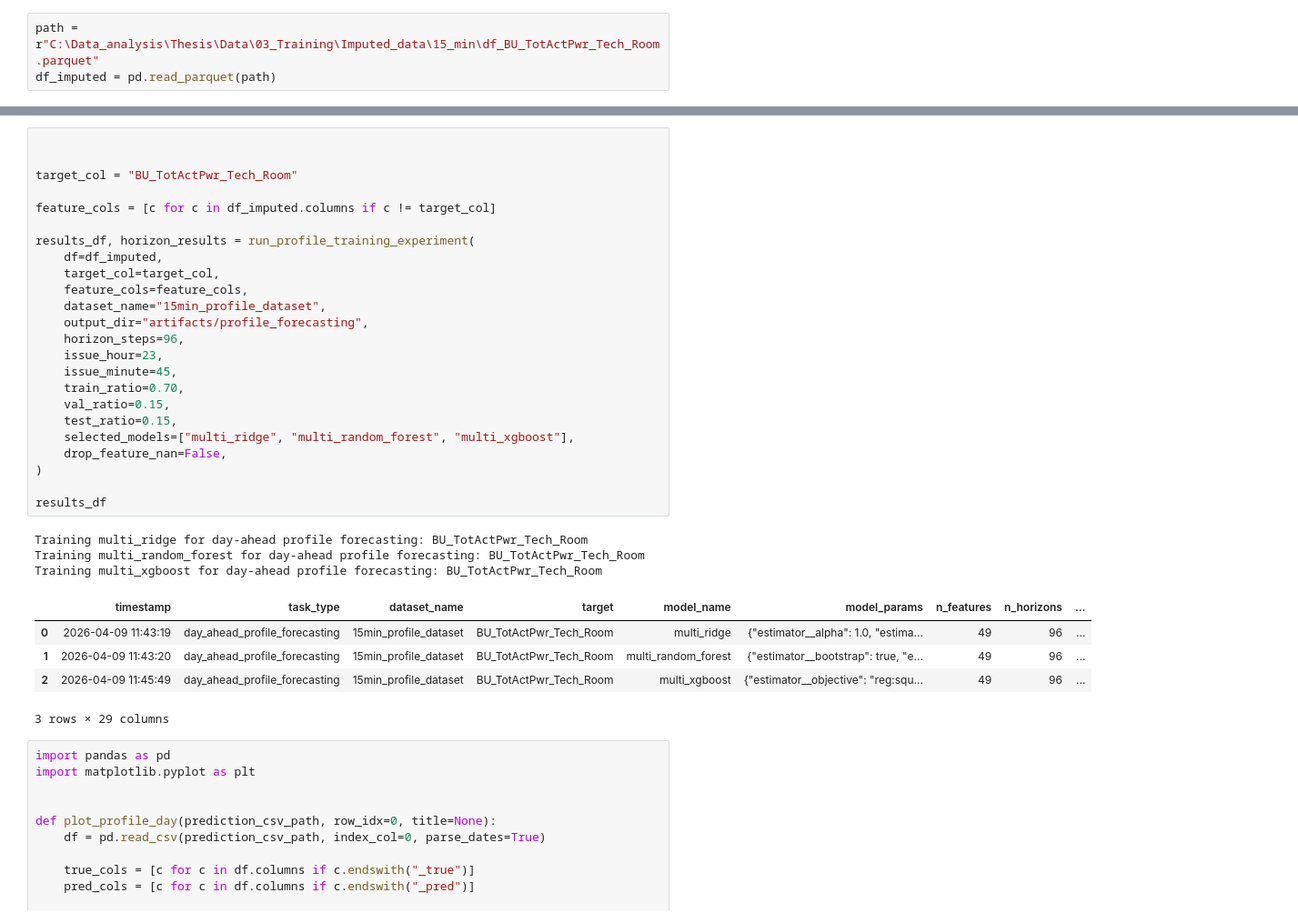
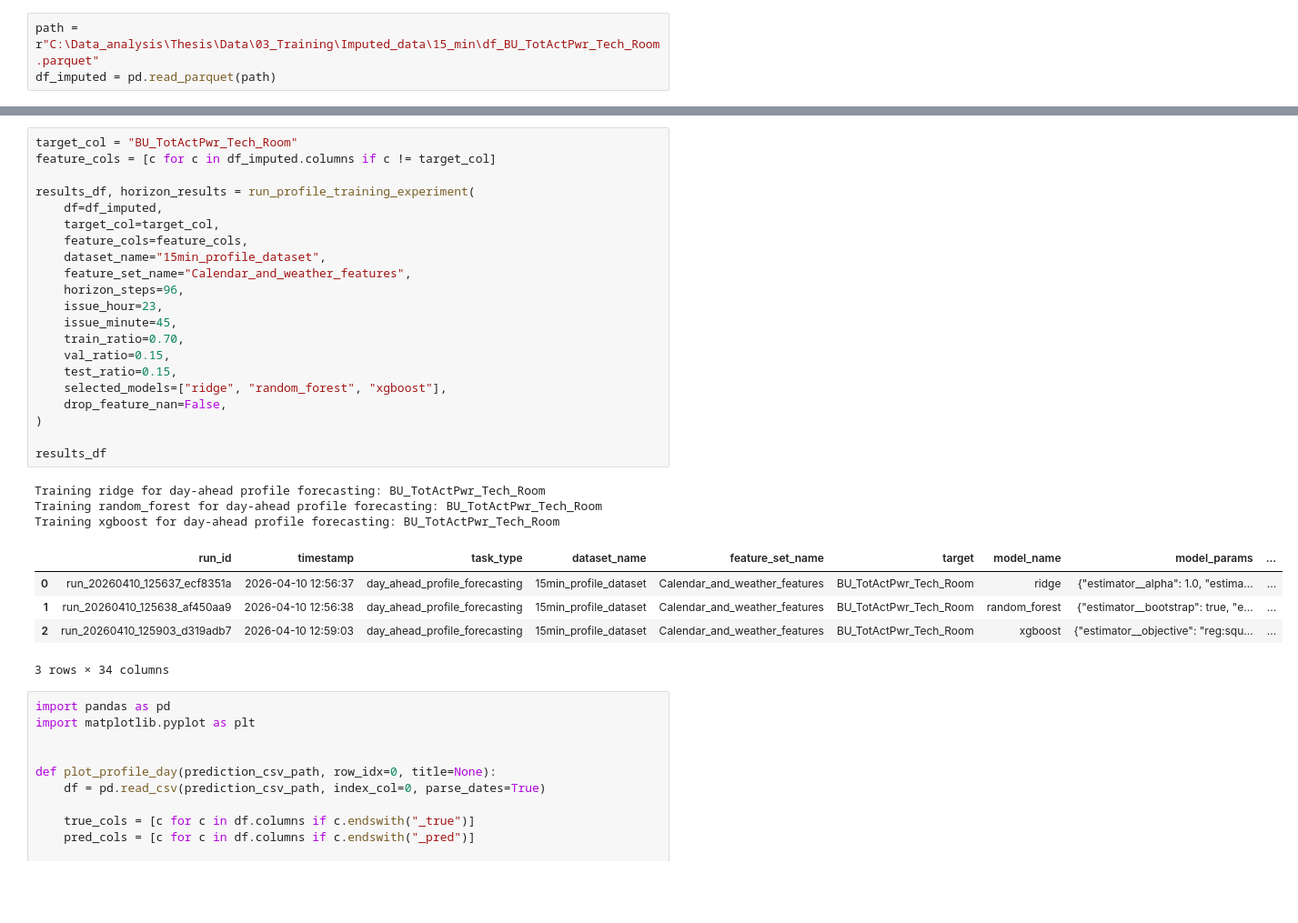
Before and after one commit to MilanMavani/Thesis_EMS_LF, a Jupyter notebook: JupyterNotebooks/Profile_LF.ipynb, the cells around one changed output, grey strips where cells are left out. Shown at 91% size. Saved outputs shown, nothing was run; the diff lists cells and outputs as text; blank space fills up the shorter version.

```diff
--- a/JupyterNotebooks/Profile_LF.ipynb
+++ b/JupyterNotebooks/Profile_LF.ipynb
@@ -38,36 +61,33 @@ df_imputed.columns.tolist()
 # %%
-
-
 target_col = "BU_TotActPwr_Tech_Room"
-
 feature_cols = [c for c in df_imputed.columns if c != target_col]
 
 results_df, horizon_results = run_profile_training_experiment(
     df=df_imputed,
     target_col=target_col,
     feature_cols=feature_cols,
     dataset_name="15min_profile_dataset",
-    output_dir="artifacts/profile_forecasting",
+    feature_set_name="Calendar_and_weather_features",
     horizon_steps=96,
     issue_hour=23,
     issue_minute=45,
     train_ratio=0.70,
     val_ratio=0.15,
     test_ratio=0.15,
-    selected_models=["multi_ridge", "multi_random_forest", "multi_xgboost"],
+    selected_models=["ridge", "random_forest", "xgboost"],
     drop_feature_nan=False,
 )
 
 results_df
 # %% [output]
-Training multi_ridge for day-ahead profile forecasting: BU_TotActPwr_Tech_Room
-Training multi_random_forest for day-ahead profile forecasting: BU_TotActPwr_Tech_Room
-Training multi_xgboost for day-ahead profile forecasting: BU_TotActPwr_Tech_Room
+Training ridge for day-ahead profile forecasting: BU_TotActPwr_Tech_Room
+Training random_forest for day-ahead profile forecasting: BU_TotActPwr_Tech_Room
+Training xgboost for day-ahead profile forecasting: BU_TotActPwr_Tech_Room
-|  | timestamp | task_type | dataset_name | target | model_name | model_params | n_features | n_horizons | ... |
-| 0 | 2026-04-09 11:43:19 | day_ahead_profile_forecasting | 15min_profile_dataset | BU_TotActPwr_Tech_Room | multi_ridge | {"estimator__alpha": 1.0, "estima... | 49 | 96 | ... |
-| 1 | 2026-04-09 11:43:20 | day_ahead_profile_forecasting | 15min_profile_dataset | BU_TotActPwr_Tech_Room | multi_random_forest | {"estimator__bootstrap": true, "e... | 49 | 96 | ... |
-| 2 | 2026-04-09 11:45:49 | day_ahead_profile_forecasting | 15min_profile_dataset | BU_TotActPwr_Tech_Room | multi_xgboost | {"estimator__objective": "reg:squ... | 49 | 96 | ... |
+|  | run_id | timestamp | task_type | dataset_name | feature_set_name | target | model_name | model_params | ... |
+| 0 | run_20260410_125637_ecf8351a | 2026-04-10 12:56:37 | day_ahead_profile_forecasting | 15min_profile_dataset | Calendar_and_weather_features | BU_TotActPwr_Tech_Room | ridge | {"estimator__alpha": 1.0, "estima... | ... |
+| 1 | run_20260410_125638_af450aa9 | 2026-04-10 12:56:38 | day_ahead_profile_forecasting | 15min_profile_dataset | Calendar_and_weather_features | BU_TotActPwr_Tech_Room | random_forest | {"estimator__bootstrap": true, "e... | ... |
+| 2 | run_20260410_125903_d319adb7 | 2026-04-10 12:59:03 | day_ahead_profile_forecasting | 15min_profile_dataset | Calendar_and_weather_features | BU_TotActPwr_Tech_Room | xgboost | {"estimator__objective": "reg:squ... | ... |
-3 rows × 29 columns
+3 rows × 34 columns
 # %%
 import pandas as pd
 import matplotlib.pyplot as plt
```
Also changed, not shown: parts of 8 cells of this notebook, 6 other files.
